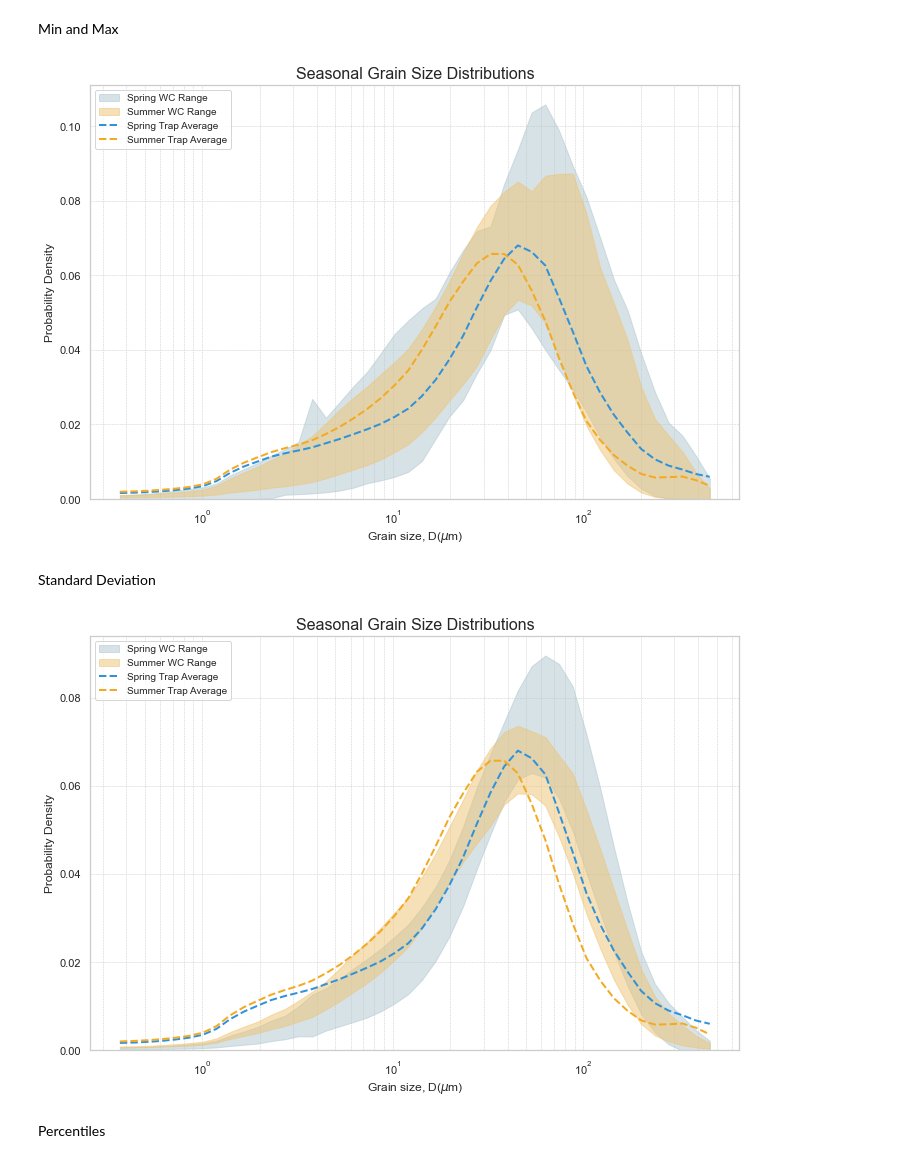
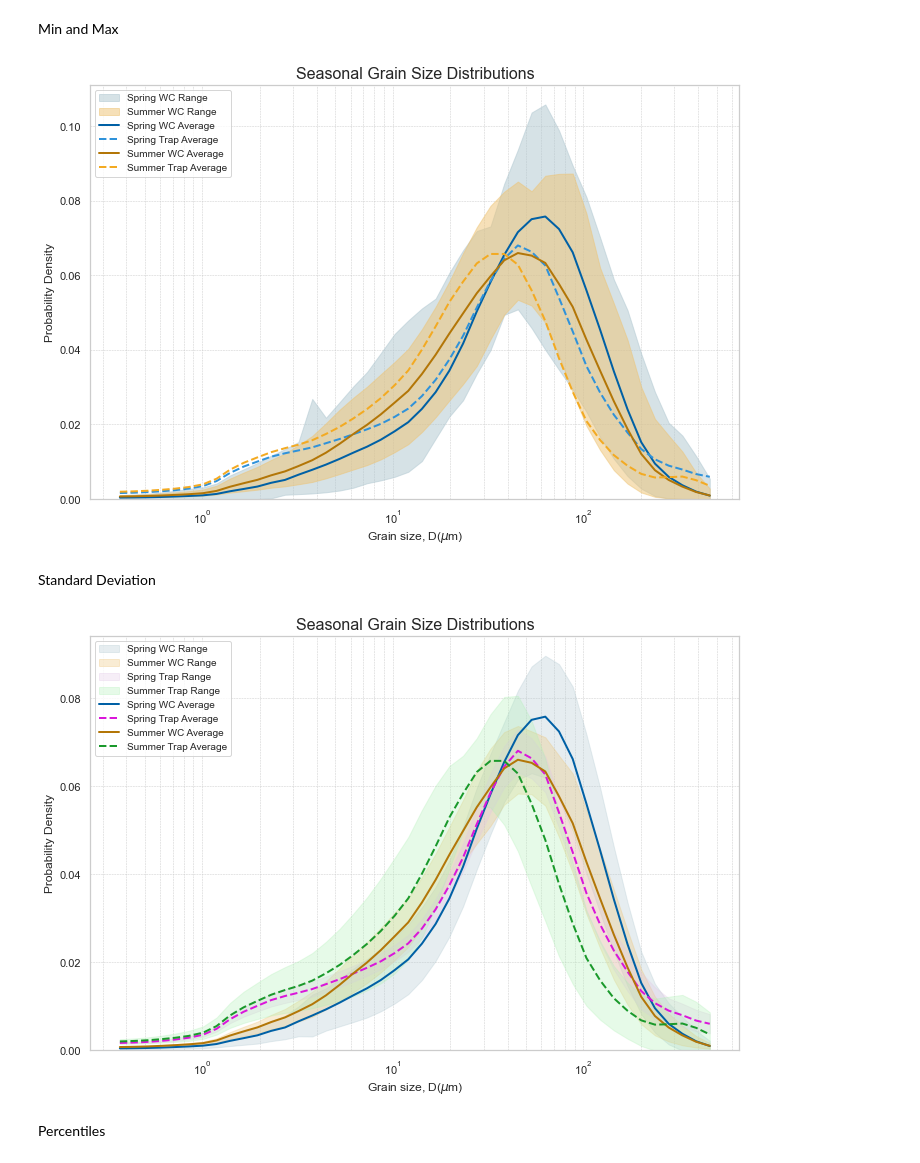
Before and after one commit to nicole-hucke/sediment_trap_paper, a Jupyter notebook: data_analysis/GSD_trap_vs_WC_analysis/PDF_plots.ipynb, the cells around one changed output. Saved outputs shown, nothing was run; the diff lists cells and outputs as text; code cells hidden in the pictures.

```diff
--- a/data_analysis/GSD_trap_vs_WC_analysis/PDF_plots.ipynb
+++ b/data_analysis/GSD_trap_vs_WC_analysis/PDF_plots.ipynb
@@ -269,9 +269,9 @@ ax.fill_between(grain_sizes, water_SP['min'], water_SP['max'], color='#AEC6CF',
 ax.fill_between(grain_sizes, water_SM['min'], water_SM['max'], color="#EEC372", alpha=0.5, label='Summer WC Range')
 
 # plot the average lines
-#ax.plot(grain_sizes, water_SP['avg'], color="#0060A5", linewidth=2, label='Spring WC Average')
+ax.plot(grain_sizes, water_SP['avg'], color="#0060A5", linewidth=2, label='Spring WC Average')
 ax.plot(grain_sizes, trap_SP['avg'], color="#2F92DA", linewidth=2, linestyle='--', label='Spring Trap Average')
-#ax.plot(grain_sizes, water_SM['avg'], color="#B37607", linewidth=2, label='Summer WC Average')
+ax.plot(grain_sizes, water_SM['avg'], color="#B37607", linewidth=2, label='Summer WC Average')
 ax.plot(grain_sizes, trap_SM['avg'], color="#F3AA22", linewidth=2, linestyle='--', label='Summer Trap Average')
 
 ax.set_title('Seasonal Grain Size Distributions', fontsize=16)
@@ -286,36 +286,38 @@ ax.grid(True, which='both', linestyle='--', linewidth=0.5)
 plt.tight_layout()
 plt.show()
 # %% [output]
-[figure, old version]
+[figure, new version]
 # %% [markdown]
 Standard Deviation
 # %%
 sns.set(style='whitegrid')
 fig, ax = plt.subplots(figsize=(10, 7))
 
 # plot the faded distribution between min and max (Water Column)
-ax.fill_between(grain_sizes, water_SP['avg']-water_SP['std'], water_SP['avg']+ water_SP['std'], color='#AEC6CF', alpha=0.5, label='Spring WC Range')
-ax.fill_between(grain_sizes, water_SM['avg']-water_SM['std'], water_SM['avg']+ water_SM['std'], color="#EEC372", alpha=0.5, label='Summer WC Range')
+ax.fill_between(grain_sizes, water_SP['avg']-water_SP['std'], water_SP['avg']+ water_SP['std'], color='#AEC6CF', alpha=0.3, label='Spring WC Range')
+ax.fill_between(grain_sizes, water_SM['avg']-water_SM['std'], water_SM['avg']+ water_SM['std'], color="#EEC372", alpha=0.3, label='Summer WC Range')
+ax.fill_between(grain_sizes, trap_SP['avg']-trap_SP['std'], trap_SP['avg']+ trap_SP['std'], color="#E2C7E6", alpha=0.3, label='Spring Trap Range')
+ax.fill_between(grain_sizes, trap_SM['avg']-trap_SM['std'], trap_SM['avg']+ trap_SM['std'], color="#AFF1B5", alpha=0.3, label='Summer Trap Range')
 
 # plot the average lines
-#ax.plot(grain_sizes, water_SP['avg'], color="#0060A5", linewidth=2, label='Spring WC Average')
-ax.plot(grain_sizes, trap_SP['avg'], color="#2F92DA", linewidth=2, linestyle='--', label='Spring Trap Average')
-#ax.plot(grain_sizes, water_SM['avg'], color="#B37607", linewidth=2, label='Summer WC Average')
-ax.plot(grain_sizes, trap_SM['avg'], color="#F3AA22", linewidth=2, linestyle='--', label='Summer Trap Average')
+ax.plot(grain_sizes, water_SP['avg'], color="#0060A5", linewidth=2, label='Spring WC Average')
+ax.plot(grain_sizes, trap_SP['avg'], color="#DA16DA", linewidth=2, linestyle='--', label='Spring Trap Average')
+ax.plot(grain_sizes, water_SM['avg'], color="#B37607", linewidth=2, label='Summer WC Average')
+ax.plot(grain_sizes, trap_SM['avg'], color="#1A992B", linewidth=2, linestyle='--', label='Summer Trap Average')
 
 ax.set_title('Seasonal Grain Size Distributions', fontsize=16)
 ax.set_xlabel('Grain size, D($\mu$m)', fontsize=12)
 ax.set_ylabel('Probability Density', fontsize=12)
 ax.set_xscale('log')
 ax.set_ylim(bottom=0) # ensure the y-axis starts at 0
 
 ax.legend(loc='upper left', frameon=True, fontsize=10)
 ax.grid(True, which='both', linestyle='--', linewidth=0.5)
 
 plt.tight_layout()
 plt.show()
 # %% [output]
-[figure, old version]
+[figure, new version]
 # %% [markdown]
 Percentiles
 # %%
```
Also changed, not shown: parts of 4 cells of this notebook.
